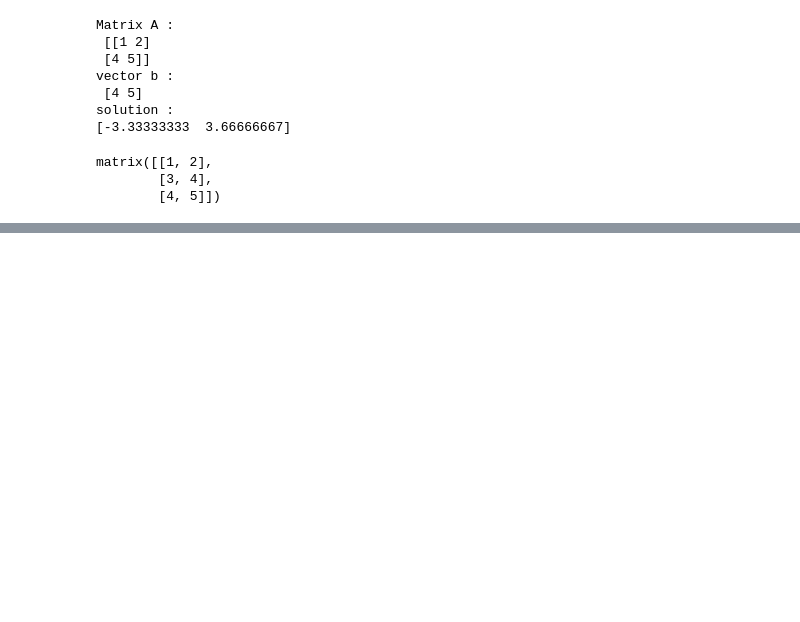
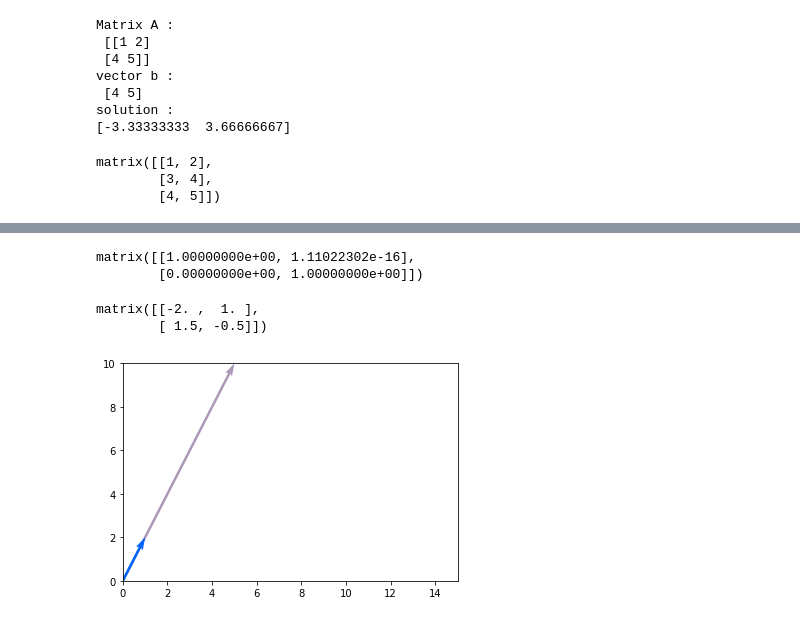
Before and after one commit to tanya12181/Machine-Learning-Internship, a Jupyter notebook: Day 6 tasks/Linear Algebra.ipynb, the cells around one changed output, grey strips where cells are left out. Saved outputs shown, nothing was run; the diff lists cells and outputs as text; code cells hidden in the pictures; blank space fills up the shorter version.

```diff
--- a/Day 6 tasks/Linear Algebra.ipynb
+++ b/Day 6 tasks/Linear Algebra.ipynb
@@ -367,0 +438,49 @@ plt.show()
+# %%
+A*B
+# %% [output]
+matrix([[1.00000000e+00, 1.11022302e-16],
+        [0.00000000e+00, 1.00000000e+00]])
+# %%
+#using the inverse function given in numpy
+np.linalg.inv(A)
+# %% [output]
+matrix([[-2. ,  1. ],
+        [ 1.5, -0.5]])
+# %%
+import numpy as np
+import matplotlib.pyplot as plt
+%matplotlib inline
+
+#vec is our given vector and is scaled by a factor of 5
+#stored into scaled_vec
+
+vec = np.array([1,2])
+scaled_vec = 5*vec
+
+# the arguments involved are the
+# list of (x,y) points for tail and (u,v) points for head
+# (u,v) for both of vec and scaled_vec is
+# provided through the list l1 and l2 respectively
+
+xyuv = np.array([[0,0,5,10],[0,0,1,2]])
+
+#this unzips our array and unpacks the list into X,Y,U and Z respectively.
+X,Y,U,V=zip(*xyuv)
+plt.figure()
+
+#creates axis
+ax= plt.gca()
+
+# defining the color list for each arrow.
+# There are four values for r,g,b,a where a is for alpha value
+# a is an optional value for color.
+#if color isn't provided then the color of the arrows is black.
+
+color=list([[0.2,0.0,0.3,0.4],[0,0.4,1]])
+ax.quiver(X, Y, U, V, angles='xy', scale_units='xy', scale=1,color=color)
+ax.set_xlim([0, 15])
+ax.set_ylim([0, 10])
+plt.draw()
+plt.show()
+# %% [output]
+[figure, added]
```
Also changed, not shown: parts of 18 cells of this notebook.
